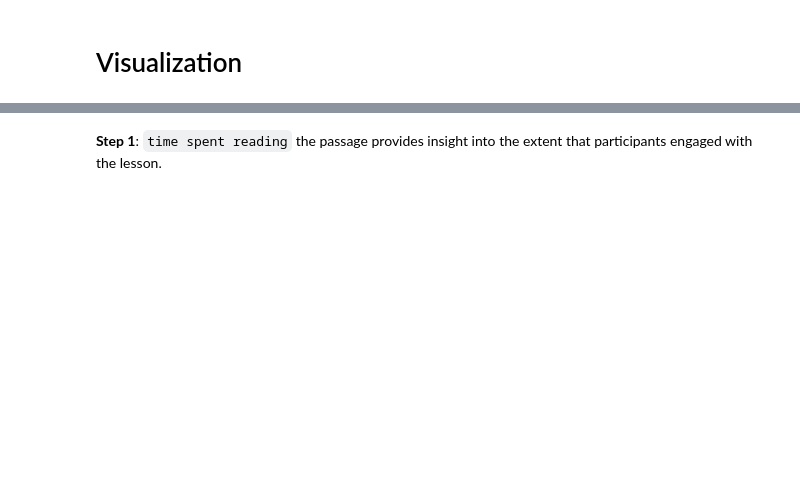
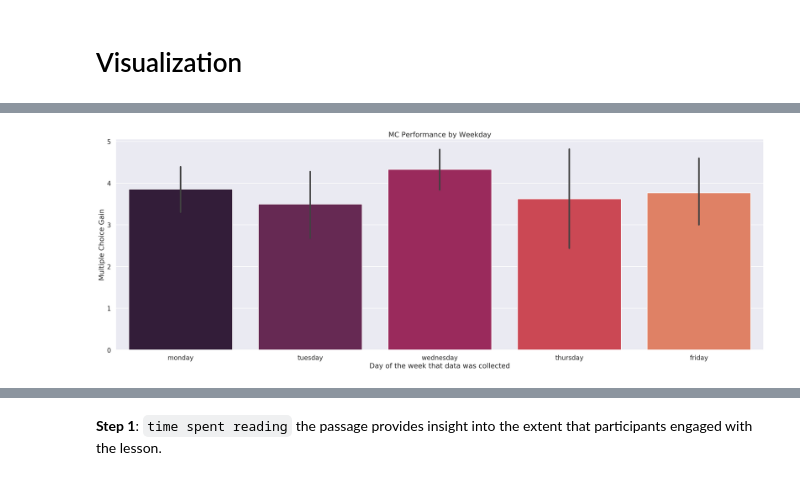
Before and after one commit to SarahAmiraslani/drawing-to-learn, a Jupyter notebook: Black_holes_newest.ipynb, the cells around one changed output, grey strips where cells are left out. Drawn from its saved outputs; the diff is of its cells as text; code cells hidden in the pictures; blank space fills up the shorter version.

```diff
--- a/Black_holes_newest.ipynb
+++ b/Black_holes_newest.ipynb
@@ -451,7 +471,7 @@ AttributeError: Can only use .str accessor with string values, which use np.obje
 # %%
-df['date'] = df['date'].astype(str)
 df['day_of_week']=df['date'].apply(day_week)
 # %%
+df['time']=df['time'].astype(str)
 df['time']=df['time'].apply(time_day)
 # %%
 df['Time_spent_TestA_min'] = df['Time_spent_TestA'].multiply(1/60)
@@ -478,20 +498,20 @@ to_drop = ['Duration (in seconds)','Q60',
 df.drop(to_drop, axis = 1,inplace=True)
 # %%
 # Reorder
-small_df = df[['SubID','date','time','day_of_week','week','Condition','Age', 'Gender','Cummulative PK',
+small_df = df[['SubID','date','time','day_of_week','Condition','Age', 'Gender','Cummulative PK',
             'PK Split','Test Order','Test A Total Score','Time_spent_TestA_min',
             'Test B Total Score','Time_spent_TestB_min','Pretest_score','Posttest_score',
             'MC Gain','time spent reading_min','lowest_retention','lowest_transfer',
             'cond_difficulty','cond_enjoyment','Total CL','Total IL','Total EL',
-            'Total GL','VVIQ Total Score','retention_total_words','retention_unique_words',
-            'transfer_total_words','transfer_unique_words']]
+            'Total GL','VVIQ Total Score','ret_total_wrds','ret_unique_wrds',
+            'trans_total_wrds','trans_unique_wrds']]
 
-small_df.columns = ['SubID','date','time','day_of_week','week','condition','age', 'gender','prior_knowledge','pk_Split',
+small_df.columns = ['SubID','date','time','day_of_week','condition','age', 'gender','prior_knowledge','pk_Split',
                     'test_order','test_A','time_testA','test_B','time_testB','pretest_score',
                     'posttest_score','mc_gain','time_reading','retention','transfer','cond_difficulty',
                     'cond_enjoyment','CL','IL','EL','GL','vviq','retention_total_words','retention_unique_words',
                     'transfer_total_words','transfer_unique_words']
 # %%
-small_df=pd.DataFrame(small_df_bh)
+small_df=pd.DataFrame(small_df)
 # %%
 small_df.head()
@@ -534,9 +567,11 @@ plt.legend(loc='upper left')
 # %%
 plt.figure(figsize=(30,10))
 
-sns.barplot(x='day_of_week',y='mc_gain',data=small_df_bh,order=['monday','tuesday','wednesday',
+sns.barplot(x='day_of_week',y='mc_gain',data=small_df,order=['monday','tuesday','wednesday',
                                                                              'thursday','friday'])
 
 plt.title('MC Performance by Weekday');
 plt.xlabel('Day of the week that data was collected');
 plt.ylabel('Multiple Choice Gain');
+# %% [output]
+[figure, added]
```
Also changed, not shown: parts of 157 cells of this notebook, 1 other file.
